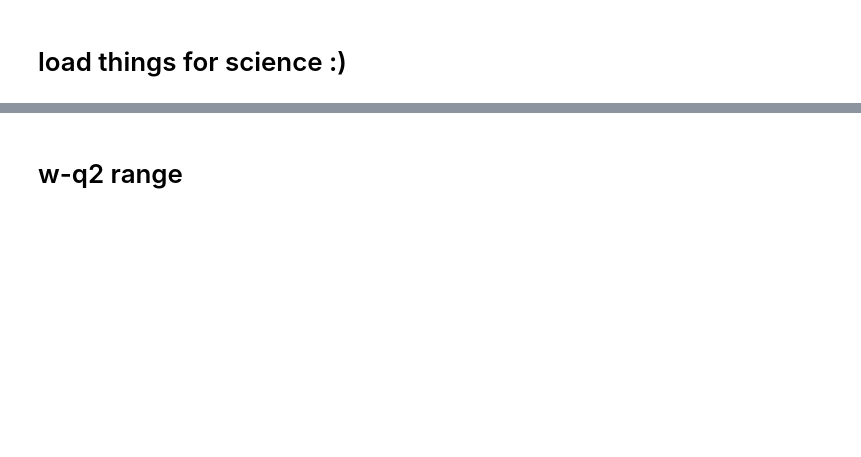
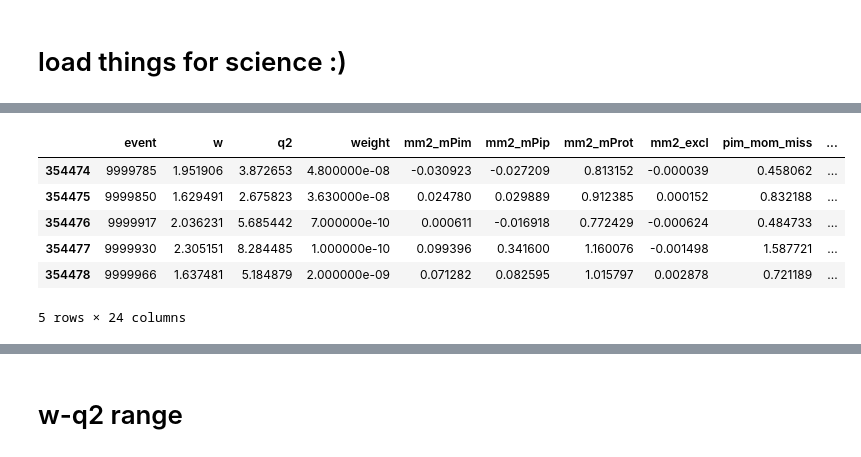
Before and after one commit to aosmond98/clas12, a Jupyter notebook: python/background_investigation_v7.ipynb, the cells around one changed output, grey strips where cells are left out. Saved outputs shown, nothing was run; the diff lists cells and outputs as text; code cells hidden in the pictures; blank space fills up the shorter version.

```diff
--- a/python/background_investigation_v7.ipynb
+++ b/python/background_investigation_v7.ipynb
@@ -51 +56,11 @@ csv_file.head()
 5 rows × 24 columns
+# %%
+csv_file.tail()
+# %% [output]
+|  | event | w | q2 | weight | mm2_mPim | mm2_mPip | mm2_mProt | mm2_excl | pim_mom_miss | ... |
+| 354474 | 9999785 | 1.951906 | 3.872653 | 4.800000e-08 | -0.030923 | -0.027209 | 0.813152 | -0.000039 | 0.458062 | ... |
+| 354475 | 9999850 | 1.629491 | 2.675823 | 3.630000e-08 | 0.024780 | 0.029889 | 0.912385 | 0.000152 | 0.832188 | ... |
+| 354476 | 9999917 | 2.036231 | 5.685442 | 7.000000e-10 | 0.000611 | -0.016918 | 0.772429 | -0.000624 | 0.484733 | ... |
+| 354477 | 9999930 | 2.305151 | 8.284485 | 1.000000e-10 | 0.099396 | 0.341600 | 1.160076 | -0.001498 | 1.587721 | ... |
+| 354478 | 9999966 | 1.637481 | 5.184879 | 2.000000e-09 | 0.071282 | 0.082595 | 1.015797 | 0.002878 | 0.721189 | ... |
+5 rows × 24 columns
```
Also changed, not shown: parts of 11 cells of this notebook, 2 other files.
